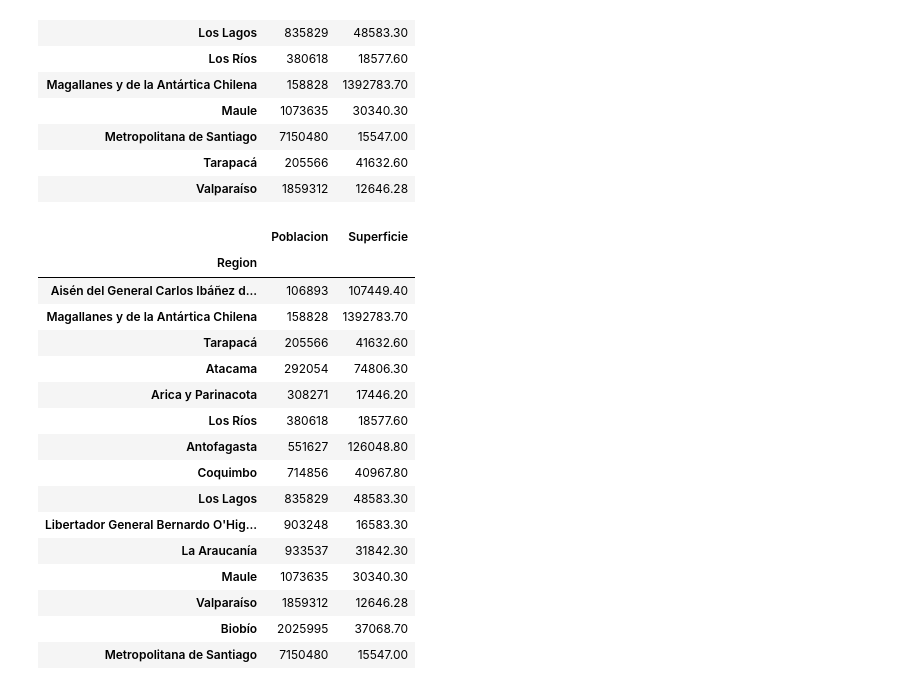
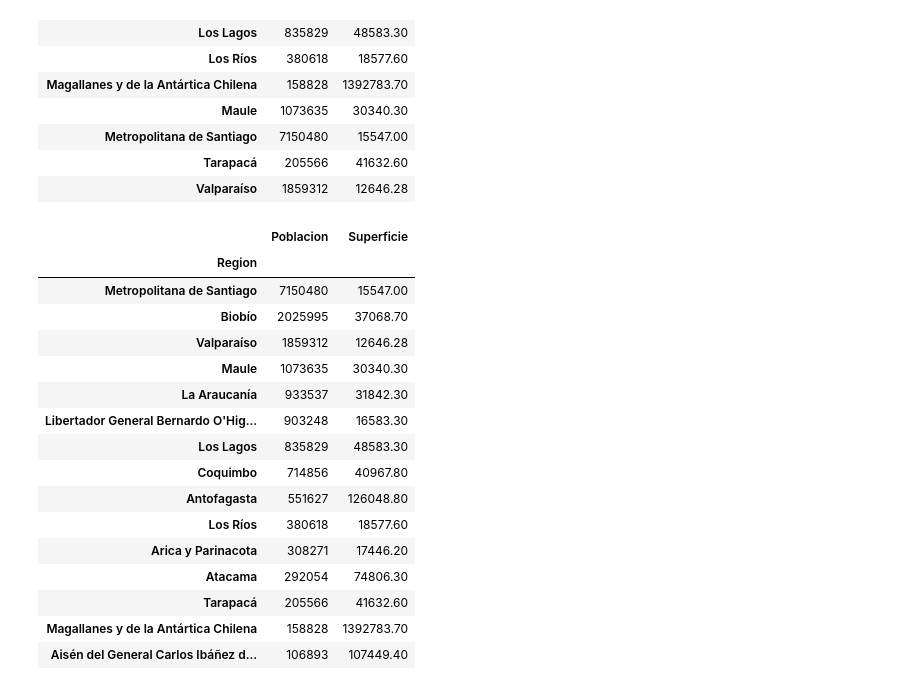
Before and after one commit to rpmunoz/topicos_ingenieria_1, a Jupyter notebook: clase_1/02 - Lectura de datos con Pandas.ipynb, the cells around one changed output. Saved outputs shown, nothing was run; the diff lists cells and outputs as text; code cells hidden in the pictures.

```diff
--- a/clase_1/02 - Lectura de datos con Pandas.ipynb
+++ b/clase_1/02 - Lectura de datos con Pandas.ipynb
@@ -361,22 +361,22 @@ data.sort_values('Poblacion', ascending=False)
 | Tarapacá | 205566 | 41632.60 |
 | Valparaíso | 1859312 | 12646.28 |
 # %%
-(data.groupby(data['Region'])['Poblacion','Superficie'].sum()).sort_values(['Poblacion'])
+(data.groupby(['Region'])['Poblacion','Superficie'].sum()).sort_values('Poblacion', ascending=False)
 # %% [output]
 |  | Poblacion | Superficie |
 | Region |  |  |
+| Metropolitana de Santiago | 7150480 | 15547.00 |
+| Biobío | 2025995 | 37068.70 |
+| Valparaíso | 1859312 | 12646.28 |
+| Maule | 1073635 | 30340.30 |
+| La Araucanía | 933537 | 31842.30 |
+| Libertador General Bernardo O'Hig... | 903248 | 16583.30 |
+| Los Lagos | 835829 | 48583.30 |
+| Coquimbo | 714856 | 40967.80 |
+| Antofagasta | 551627 | 126048.80 |
+| Los Ríos | 380618 | 18577.60 |
+| Arica y Parinacota | 308271 | 17446.20 |
+| Atacama | 292054 | 74806.30 |
+| Tarapacá | 205566 | 41632.60 |
+| Magallanes y de la Antártica Chilena | 158828 | 1392783.70 |
 | Aisén del General Carlos Ibáñez d... | 106893 | 107449.40 |
-| Magallanes y de la Antártica Chilena | 158828 | 1392783.70 |
-| Tarapacá | 205566 | 41632.60 |
-| Atacama | 292054 | 74806.30 |
-| Arica y Parinacota | 308271 | 17446.20 |
-| Los Ríos | 380618 | 18577.60 |
-| Antofagasta | 551627 | 126048.80 |
-| Coquimbo | 714856 | 40967.80 |
-| Los Lagos | 835829 | 48583.30 |
-| Libertador General Bernardo O'Hig... | 903248 | 16583.30 |
-| La Araucanía | 933537 | 31842.30 |
-| Maule | 1073635 | 30340.30 |
-| Valparaíso | 1859312 | 12646.28 |
-| Biobío | 2025995 | 37068.70 |
-| Metropolitana de Santiago | 7150480 | 15547.00 |
```
Also changed, not shown: parts of 2 cells of this notebook, 2 other files.
